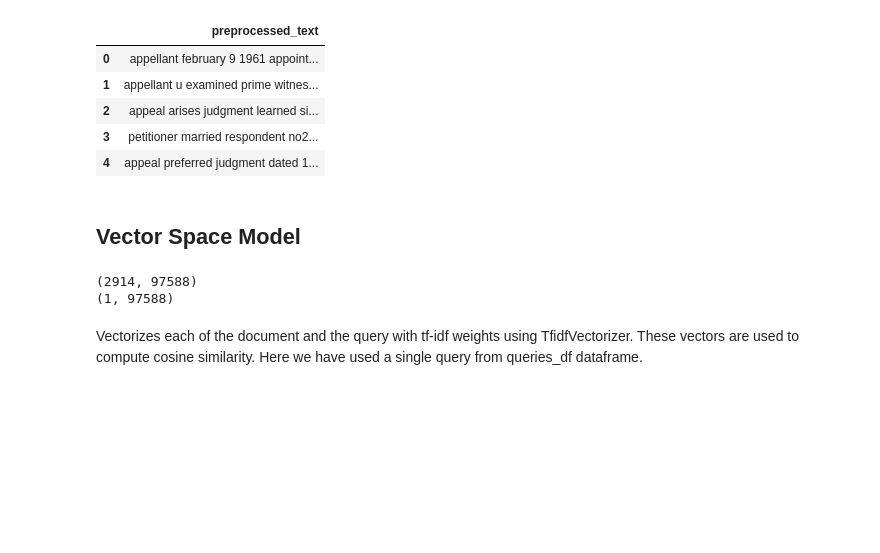
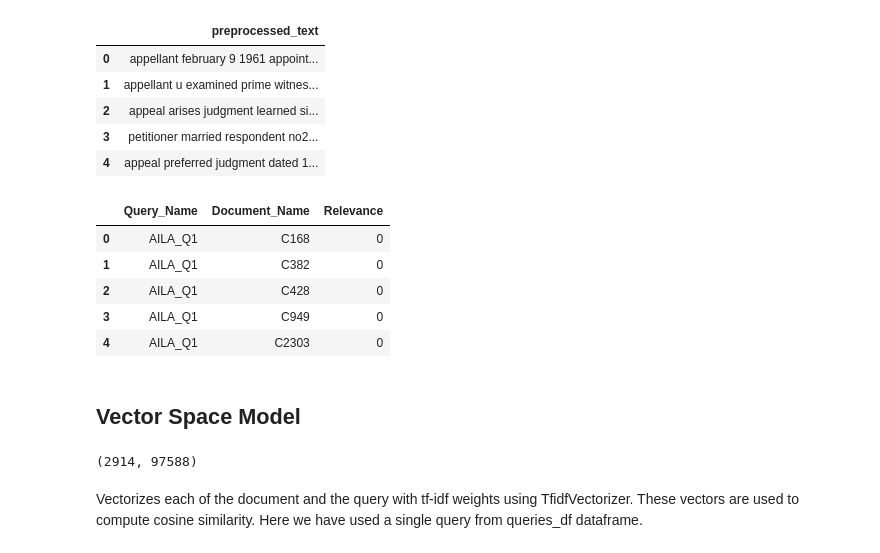
Before and after one commit to not-shoyo/LegalDoc-Retrieval-n-Summarization, a Jupyter notebook: IR_Model/IR_Model-VSM.ipynb, the cells around one changed output. Saved outputs shown, nothing was run; the diff lists cells and outputs as text; code cells hidden in the pictures; blank space fills up the shorter version.

```diff
--- a/IR_Model/IR_Model-VSM.ipynb
+++ b/IR_Model/IR_Model-VSM.ipynb
@@ -73,6 +65,15 @@ pd.DataFrame(queries_df["preprocessed_text"].head())
 | 2 | appeal arises judgment learned si... |
 | 3 | petitioner married respondent no2... |
 | 4 | appeal preferred judgment dated 1... |
+# %%
+query_document_relevance_pairings.head(5)
+# %% [output]
+|  | Query_Name | Document_Name | Relevance |
+| 0 | AILA_Q1 | C168 | 0 |
+| 1 | AILA_Q1 | C382 | 0 |
+| 2 | AILA_Q1 | C428 | 0 |
+| 3 | AILA_Q1 | C949 | 0 |
+| 4 | AILA_Q1 | C2303 | 0 |
 # %%
 # Inverted Index Calculation
 
@@ -100,11 +101,8 @@ tf_idf_Vectorizer = TfidfVectorizer(min_df=1)
 tf_idf_documents = tf_idf_Vectorizer.fit_transform(documents_df["preprocessed_text"])
 print(tf_idf_documents.toarray().shape)
 
-query = queries_df['preprocessed_text'][0]
-tf_idf_query = tf_idf_Vectorizer.transform([query])
-print(tf_idf_query.toarray().shape)
+# print(tf_idf_query.toarray().shape)
 # %% [output]
 (2914, 97588)
-(1, 97588)
 # %% [markdown]
 Vectorizes each of the document and the query with tf-idf weights using TfidfVectorizer. These vectors are used to compute cosine similarity. Here we have used a single query from queries_df dataframe.
```
Also changed, not shown: parts of 8 cells of this notebook, 1 other file.
